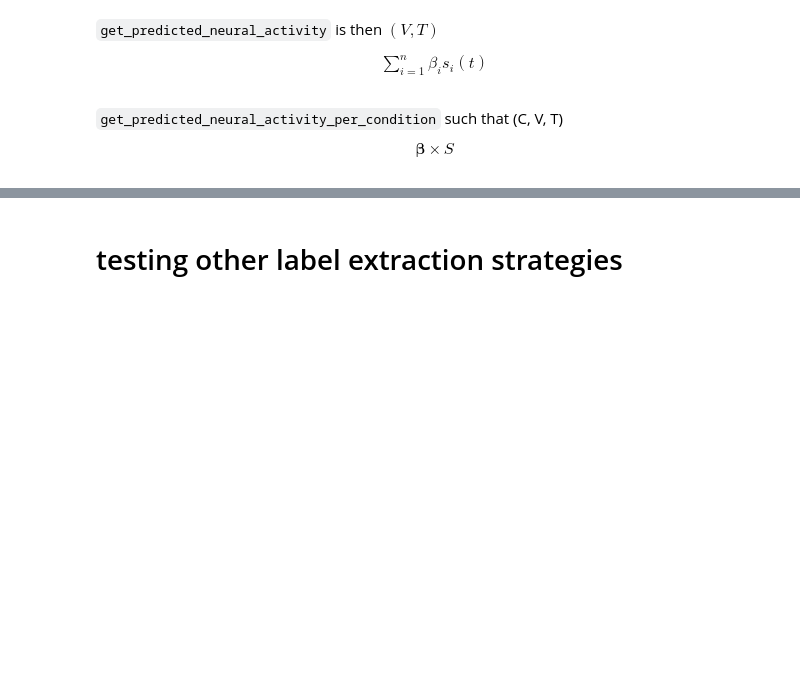
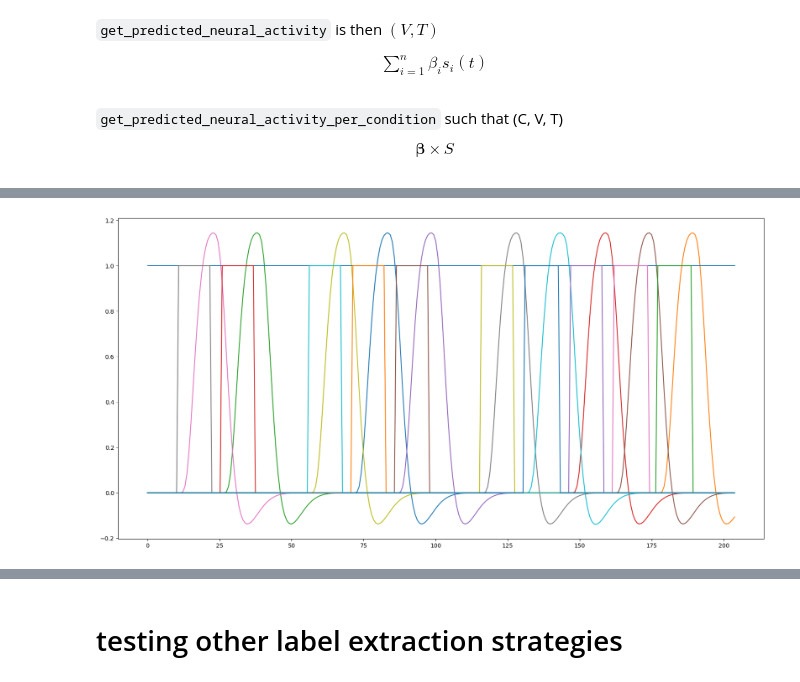
Before and after one commit to fedemengo/CS-433-ML4S, a Jupyter notebook: preprocessing_pipeline.ipynb, the cells around one changed output, grey strips where cells are left out. Saved outputs shown, nothing was run; the diff lists cells and outputs as text; code cells hidden in the pictures; blank space fills up the shorter version.

```diff
--- a/preprocessing_pipeline.ipynb
+++ b/preprocessing_pipeline.ipynb
@@ -321,0 +350,7 @@ computing f-map and selecting 98th voxel
+# %%
+plt.figure(figsize=(20, 10))
+plt.plot(glm_fitted.design_matrices_[0]);
+plt.plot(binary_design_matrix(events, TR, 284));
+plt.plot(binary_design_matrix(events, TR, 284));
+# %% [output]
+[figure, added]
```
Also changed, not shown: parts of 20 cells of this notebook, 25 other files.
